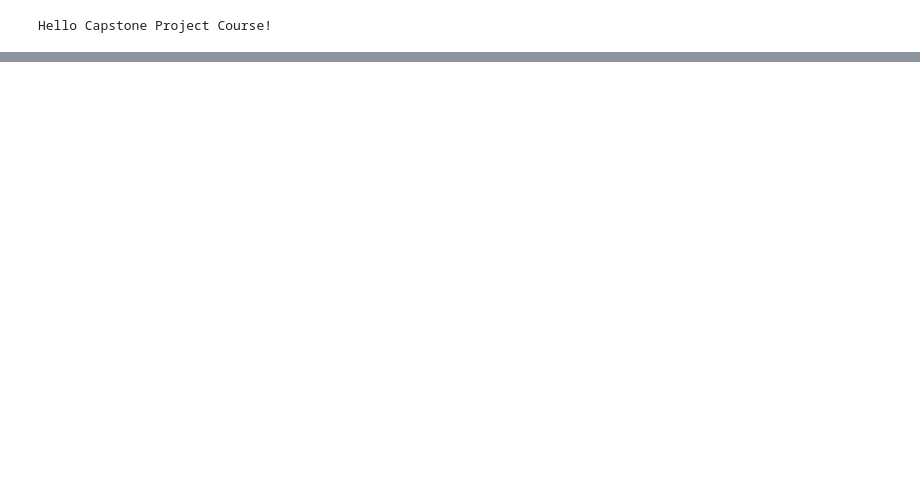
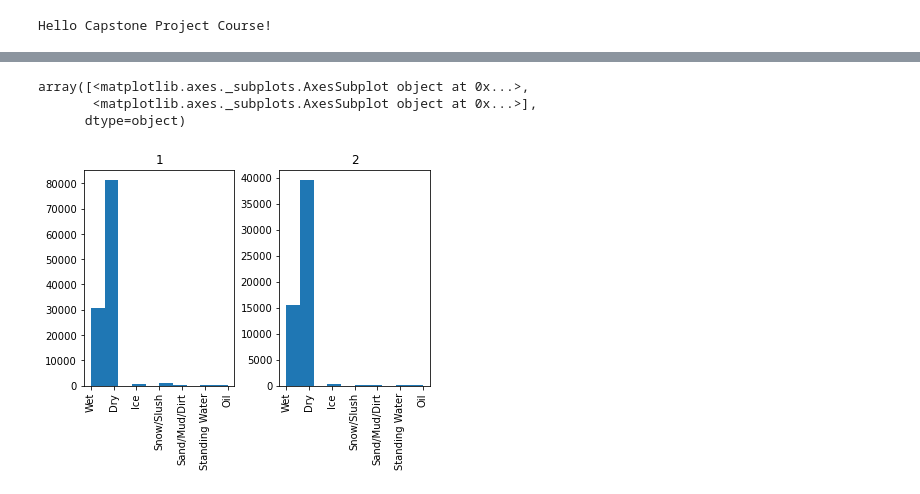
Before and after one commit to jscanderson/Coursera_Capstone, a Jupyter notebook: CapstoneProject.ipynb, the cells around one changed output, grey strips where cells are left out. Drawn from its saved outputs; the diff is of its cells as text; code cells hidden in the pictures; blank space fills up the shorter version.

```diff
--- a/CapstoneProject.ipynb
+++ b/CapstoneProject.ipynb
@@ -15,0 +30,5 @@ This project will use a data set of traffic collisions recorded by the Seattle P
+# %%
+#Read in the data and take a brief look
+#df = pd.read_csv('https://s3.us.cloud-object-storage.appdomain.cloud/cf-courses-data/CognitiveClass/DP0701EN/version-2/Data-Collisions.csv')
+df = pd.read_csv('Data-Collisions.csv')
+df.head()
@@ -15,0 +53,8 @@ This project will use a data set of traffic collisions recorded by the Seattle P
+# %%
+#First, let's trim out all of the columns that we won't be using. For this, let's only keep: SEVERITYCODE, ADDRTYPE, WEATHER, ROADCOND, LIGHTCOND
+df_2 = df[['SEVERITYCODE', 'ADDRTYPE','WEATHER','ROADCOND','LIGHTCOND']]
+print(df_2.shape)
+
+#Some rows have null values in some fields. Let's drop any row that contains a null value
+df_2.dropna(0,inplace=True)
+print(df_2.shape)
@@ -15,0 +96,8 @@ This project will use a data set of traffic collisions recorded by the Seattle P
+# %%
+#Also eliminate rows of the dataframe that contain unknown values. We'll notice that the dataframe still retains over 160,000 entries
+keepWEATHER = ~((df_2['WEATHER'] == 'Unknown') | (df_2['WEATHER'] == 'Other'))
+keepROADCOND = ~((df_2['ROADCOND'] == 'Unknown') | (df_2['ROADCOND'] == 'Other'))
+keepLIGHTCOND = ~((df_2['LIGHTCOND'] == 'Unknown') | (df_2['LIGHTCOND'] == 'Other') | (df_2['LIGHTCOND'] == 'Dark - Unknown Lighting'))
+keep = keepWEATHER & keepROADCOND & keepLIGHTCOND
+df_2 = df_2[keep]
+df_2.shape
@@ -15,0 +239,7 @@ This project will use a data set of traffic collisions recorded by the Seattle P
+# %%
+df_2.hist(column = 'ROADCOND', by = 'SEVERITYCODE',sharex=True)
+# %% [output]
+array([<matplotlib.axes._subplots.AxesSubplot object at 0x...>,
+       <matplotlib.axes._subplots.AxesSubplot object at 0x...>],
+      dtype=object)
+[figure, added]
```
Also changed, not shown: parts of 38 cells of this notebook.
